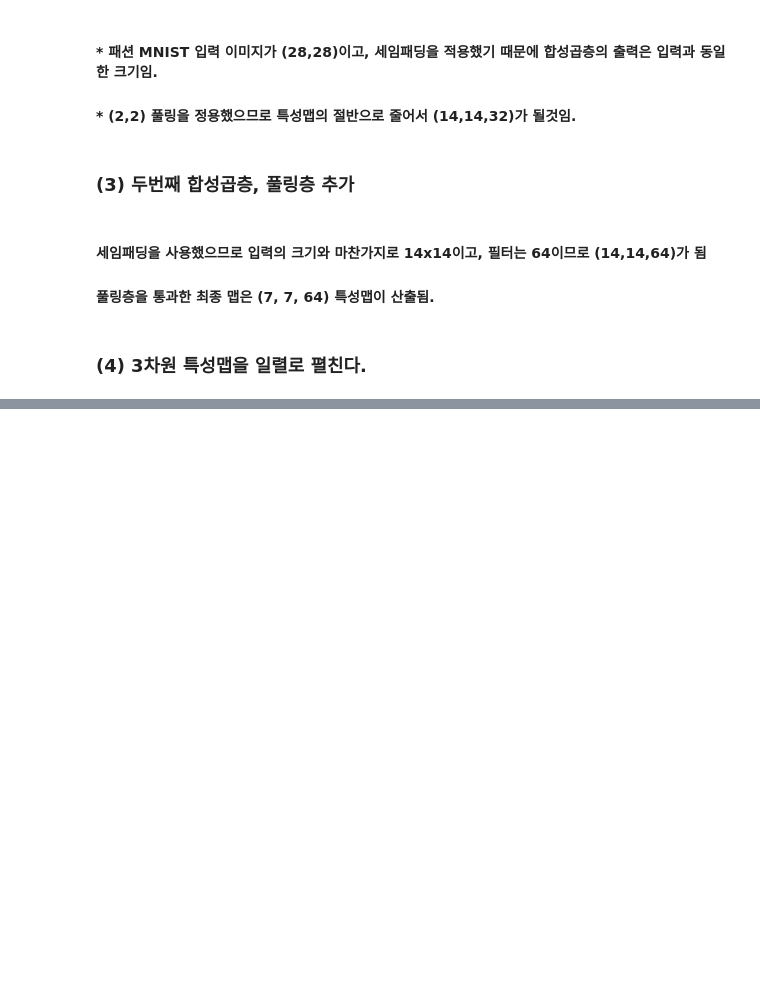
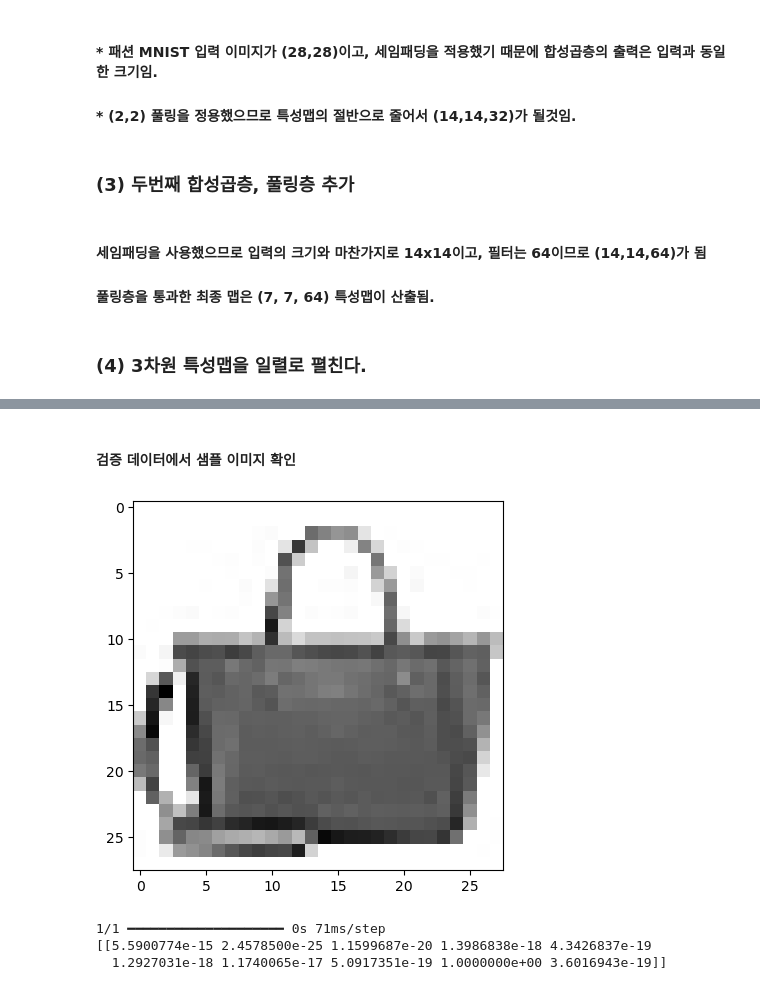
Before and after one commit to SHU-Webbb/MachineLearning, a Jupyter notebook: 17_합성곱 신경망.ipynb, the cells around one changed output, grey strips where cells are left out. Saved outputs shown, nothing was run; the diff lists cells and outputs as text; code cells hidden in the pictures; blank space fills up the shorter version.

```diff
--- a/17_합성곱 신경망.ipynb
+++ b/17_합성곱 신경망.ipynb
@@ -121,0 +183,16 @@ Model: "sequential_2"
+# %% [markdown]
+#### 검증 데이터에서 샘플 이미지 확인
+# %%
+plt.imshow(val_scaled[0].reshape(28, 28), cmap='gray_r')
+plt.show()
+# %% [output]
+[figure, added]
+# %%
+# predect() 함수를 이용하여 샘플 데이터 예측
+# predict() 함수는 10개 클래스에 대한 예측확률을 결과로 출력
+preds = model.predict(val_scaled[0:1])
+print(preds)
+# %% [output]
+1/1 ━━━━━━━━━━━━━━━━━━━━ 0s 71ms/step
+[[5.5900774e-15 2.4578500e-25 1.1599687e-20 1.3986838e-18 4.3426837e-19
+  1.2927031e-18 1.1740065e-17 5.0917351e-19 1.0000000e+00 3.6016943e-19]]
```
Also changed, not shown: parts of 20 cells of this notebook, 3 other files.
